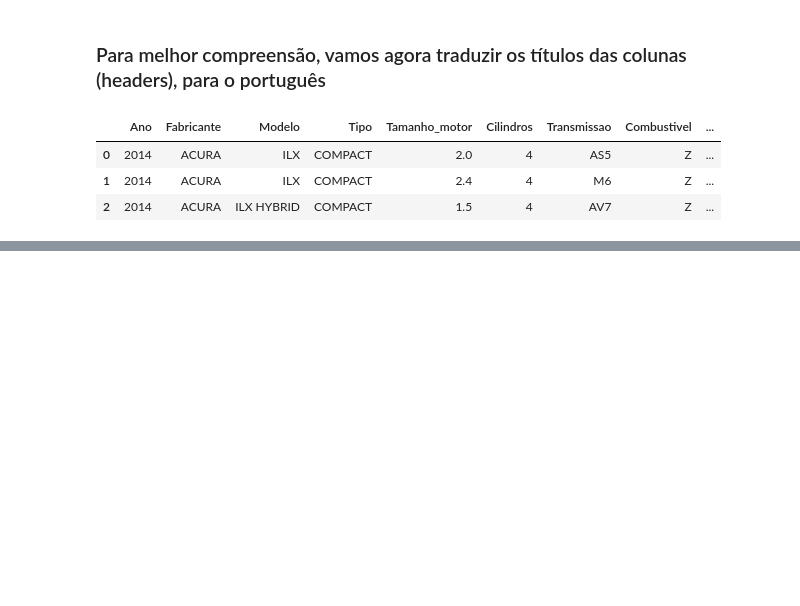
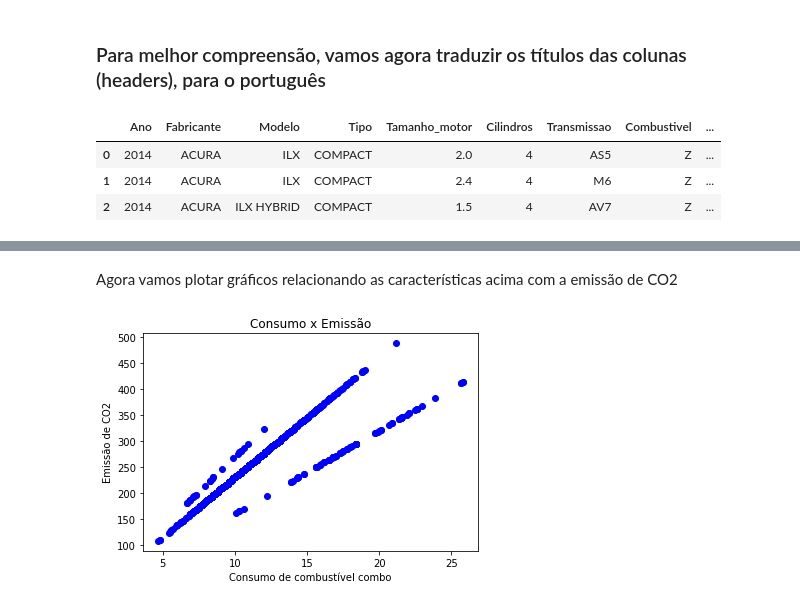
Before and after one commit to kauebr/Machine-Learning-Projects-IBM, a Jupyter notebook: Regressao Linear simples com SCIKIT-LEARN/Regressao linear simples-1.ipynb, the cells around one changed output, grey strips where cells are left out. Saved outputs shown, nothing was run; the diff lists cells and outputs as text; code cells hidden in the pictures; blank space fills up the shorter version.

```diff
--- a/Regressao Linear simples com SCIKIT-LEARN/Regressao linear simples-1.ipynb
+++ b/Regressao Linear simples com SCIKIT-LEARN/Regressao linear simples-1.ipynb
@@ -66,0 +113,10 @@ df.head(3)
+# %% [markdown]
+Agora vamos plotar gráficos relacionando as características acima com a emissão de CO2
+# %%
+plt.scatter(cdf.Consumo_combo, cdf.EmissaoCO2,  color='blue')
+plt.xlabel("Consumo de combustível combo")
+plt.ylabel("Emissão de CO2")
+plt.title("Consumo x Emissão")
+plt.show()
+# %% [output]
+[figure, added]
```
Also changed, not shown: parts of 10 cells of this notebook.
